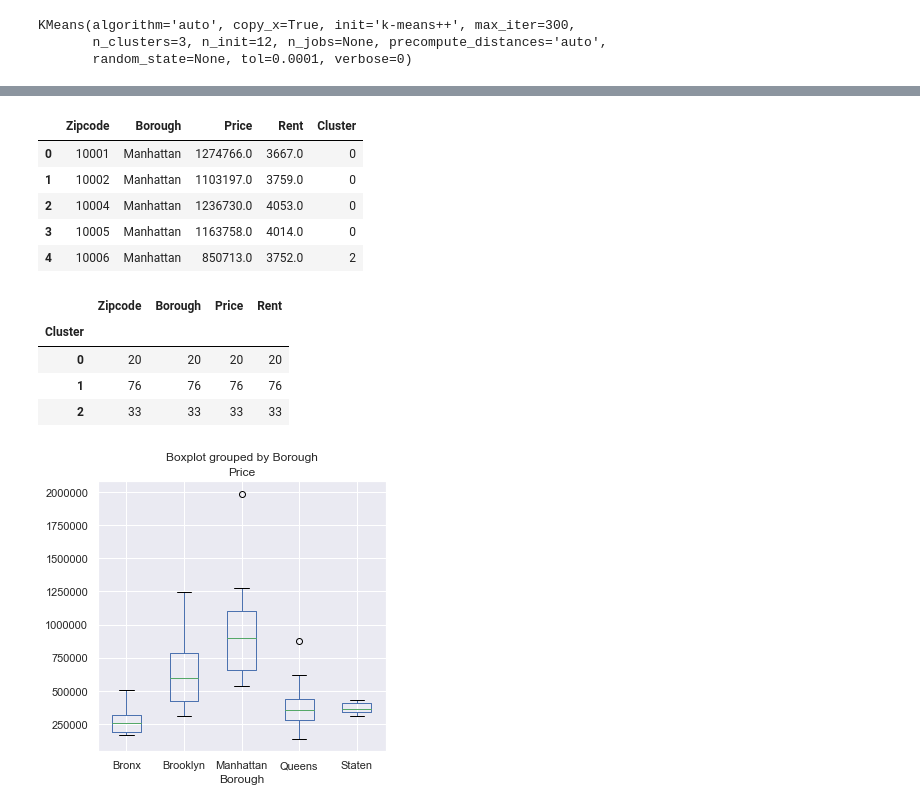
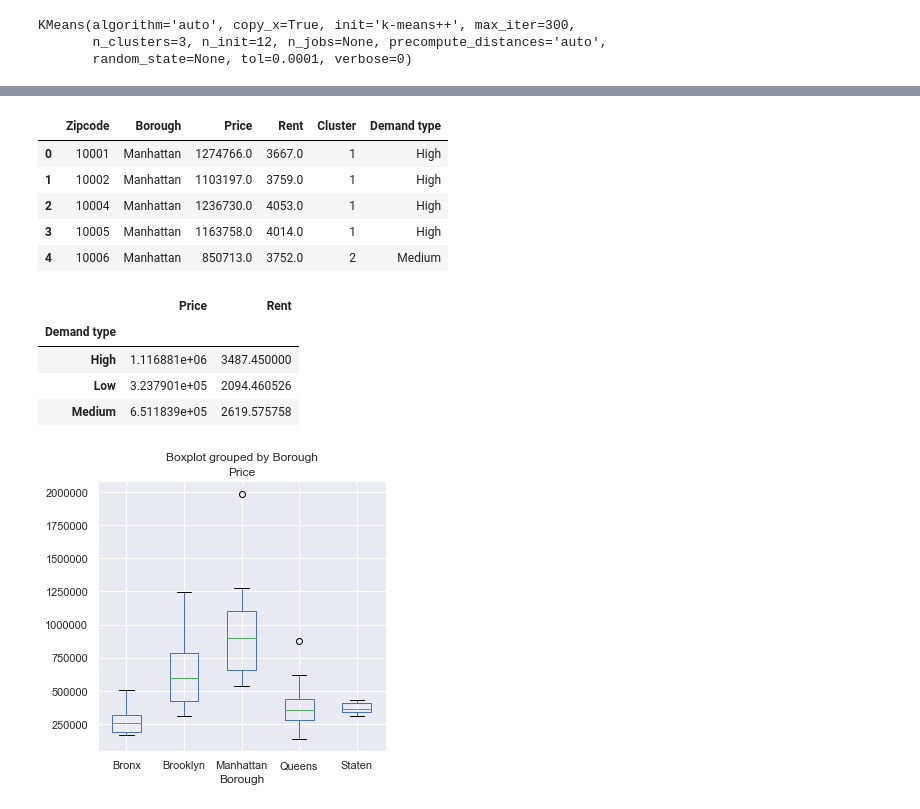
Before and after one commit to allaccountstaken/predicting_urban_home_values, a Jupyter notebook: Predicting Home Values Using Venues.ipynb, the cells around one changed output, grey strips where cells are left out. Drawn from its saved outputs; the diff is of its cells as text; code cells hidden in the pictures.

```diff
--- a/Predicting Home Values Using Venues.ipynb
+++ b/Predicting Home Values Using Venues.ipynb
@@ -229,24 +229,25 @@ pd.DataFrame(k_means_cluster_centers, columns=['Price', 'Rent'])
 | 2 | 6.511839e+05 | 2619.575758 |
 # %%
 labels = k_means.labels_
-# %%
-df_nyc_prices_rents["Cluster"] = labels
-df_nyc_prices_rents.head(5)
-# %% [output]
-|  | Zipcode | Borough | Price | Rent | Cluster |
-| 0 | 10001 | Manhattan | 1274766.0 | 3667.0 | 0 |
-| 1 | 10002 | Manhattan | 1103197.0 | 3759.0 | 0 |
-| 2 | 10004 | Manhattan | 1236730.0 | 4053.0 | 0 |
-| 3 | 10005 | Manhattan | 1163758.0 | 4014.0 | 0 |
-| 4 | 10006 | Manhattan | 850713.0 | 3752.0 | 2 |
-# %%
-df_nyc_prices_rents.groupby('Cluster').count()
-# %% [output]
-|  | Zipcode | Borough | Price | Rent |
-| Cluster |  |  |  |  |
-| 0 | 20 | 20 | 20 | 20 |
-| 1 | 76 | 76 | 76 | 76 |
-| 2 | 33 | 33 | 33 | 33 |
+# %%
+df_nyc_prices_rents["Cluster"] = labels
+df_nyc_prices_rents["Demand type"] = df_nyc_prices_rents["Cluster"].map({0 : "Low", 1 :"High", 2 : "Medium"})
+df_nyc_prices_rents.head()
+# %% [output]
+|  | Zipcode | Borough | Price | Rent | Cluster | Demand type |
+| 0 | 10001 | Manhattan | 1274766.0 | 3667.0 | 1 | High |
+| 1 | 10002 | Manhattan | 1103197.0 | 3759.0 | 1 | High |
+| 2 | 10004 | Manhattan | 1236730.0 | 4053.0 | 1 | High |
+| 3 | 10005 | Manhattan | 1163758.0 | 4014.0 | 1 | High |
+| 4 | 10006 | Manhattan | 850713.0 | 3752.0 | 2 | Medium |
+# %%
+df_nyc_prices_rents.groupby('Demand type')[["Price", "Rent"]].mean()
+# %% [output]
+|  | Price | Rent |
+| Demand type |  |  |
+| High | 1.116881e+06 | 3487.450000 |
+| Low | 3.237901e+05 | 2094.460526 |
+| Medium | 6.511839e+05 | 2619.575758 |
 # %%
 df_nyc_prices_rents.boxplot(column='Price', by='Borough', figsize=(5, 5), rot=0)
 plt.show()
```
Also changed, not shown: parts of 6 cells of this notebook.
